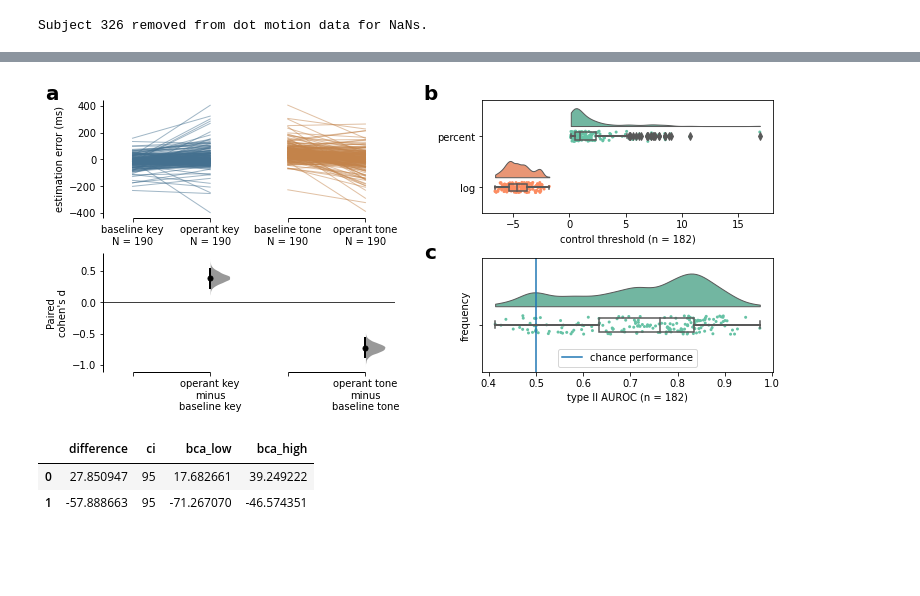
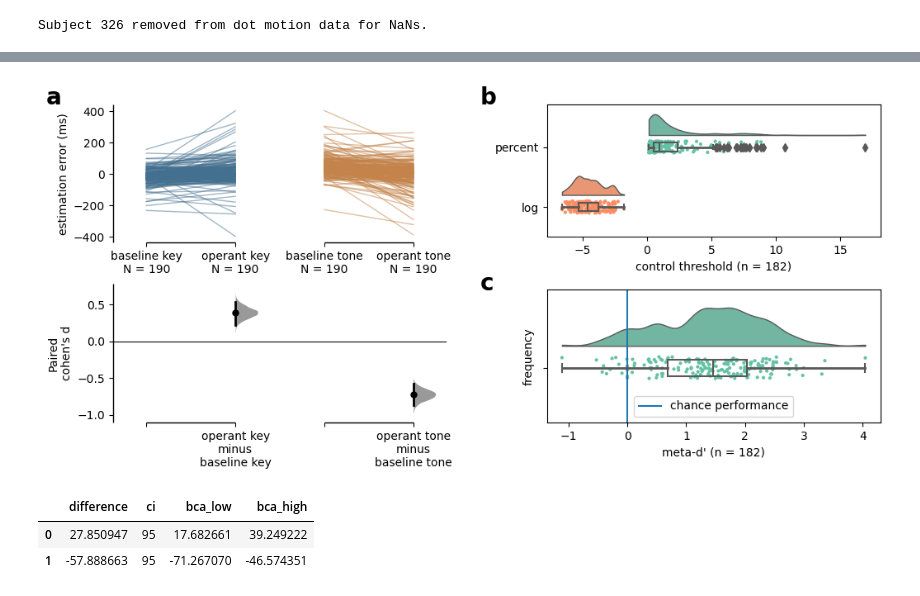
Before and after one commit to apex-lab/agency-battery-analysis, a Jupyter notebook: analysis.ipynb, the cells around one changed output, grey strips where cells are left out. Saved outputs shown, nothing was run; the diff lists cells and outputs as text; code cells hidden in the pictures; blank space fills up the shorter version.

```diff
--- a/analysis.ipynb
+++ b/analysis.ipynb
@@ -84,37 +84,37 @@ def add_label(ax, label):
     yscale = ymax - ymin
     ax.text(
         xmin - .2 * xscale, ymax,
         label, size = 20, weight = 'bold'
     )
 
 fig = plt.figure(figsize = (12, 5))
 gs = gridspec.GridSpec(2, 2, wspace = .3, hspace = .4)
 
 # visualize intentional binding effect
 left_ax = fig.add_subplot(gs[:, 0])
 data.cohens_d.plot(es_marker_size = 5, ax = left_ax, show_delta2 = False)
 left_ax.get_legend().remove()
 add_label(left_ax, 'a')
 
 # visualize distribution of dot motion measurements
 ax = fig.add_subplot(gs[0, 1])
 pt.RainCloud(x = 'type', y = 'control threshold', data = ct_df, orient = 'h', ax = ax)
 ax.set_ylabel(None)
 ax.set_xlabel('control threshold (n = %d)'%dot_motion.shape[0])
 add_label(ax, 'b')
 
 ax = fig.add_subplot(gs[1, 1])
-pt.RainCloud(y = 'AUROC', data = dot_motion, orient = 'h', ax = ax)
-ax.set_xlabel('type II AUROC (n = %d)'%dot_motion.shape[0])
+pt.RainCloud(y = 'metad', data = dot_motion, orient = 'h', ax = ax)
+ax.set_xlabel("meta-d' (n = %d)"%dot_motion.shape[0])
 ax.set_ylabel('frequency')
-ax.axvline(.5, label = 'chance performance')
+ax.axvline(0., label = 'chance performance')
 ax.legend(loc = 'lower center')
 add_label(ax, 'c')
 
 plt.savefig('Figure1.jpeg', dpi = 500)
 plt.show()
 # %% [output]
-[figure, old version]
+[figure, new version]
 # %%
 # non-standard effect size estimates for intentional binding
 data.mean_diff.results[['difference', 'ci', 'bca_low', 'bca_high']]
```
Also changed, not shown: parts of 15 cells of this notebook, 5 other files.
